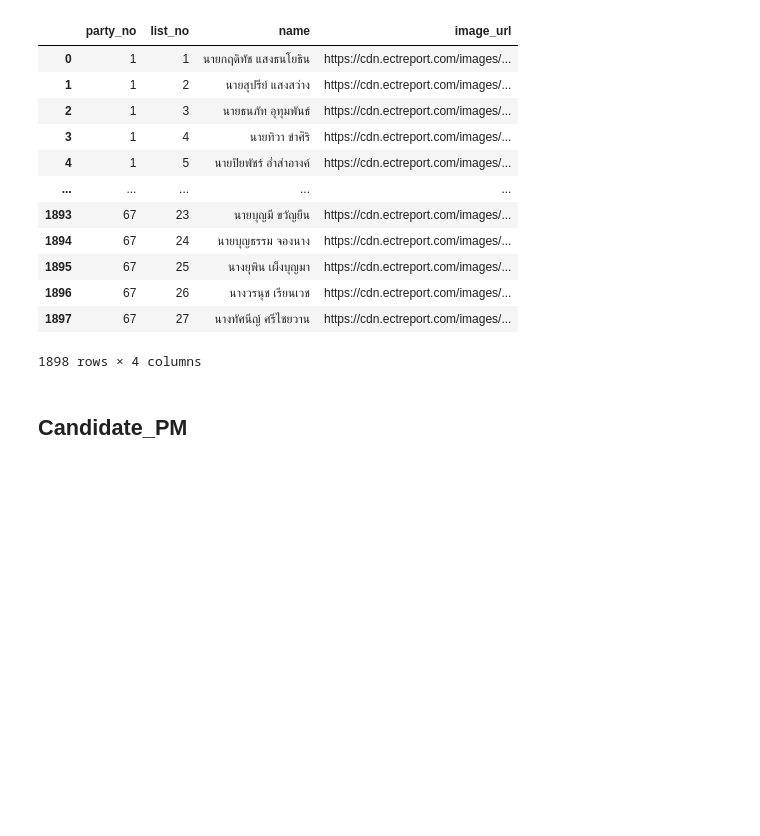
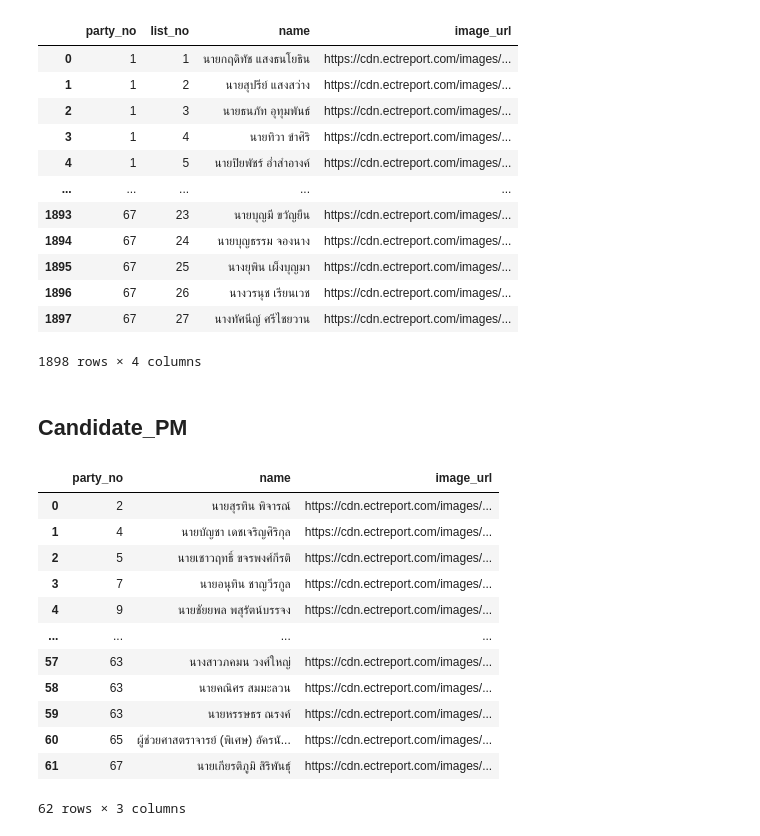
Before and after one commit to Tonry12/python_dataviz2023, a Jupyter notebook: midterm_basicpythonanddataviz2023.ipynb, the cells around one changed output. Cells and saved outputs as stored; diff of their text form; code cells hidden in the pictures; blank space fills up the shorter version.

```diff
--- a/midterm_basicpythonanddataviz2023.ipynb
+++ b/midterm_basicpythonanddataviz2023.ipynb
@@ -176,3 +178,20 @@ candi_partylist
 1898 rows × 4 columns
 # %% [markdown]
 ## Candidate_PM
+# %%
+candi_pm = pd.read_csv('/content/drive/MyDrive/DataViz2023Data/mid/ectreport66.xlsx - Candidate_PM.csv')
+candi_pm
+# %% [output]
+|  | party_no | name | image_url |
+| 0 | 2 | นายสุรทิน พิจารณ์ | https://cdn.ectreport.com/images/... |
+| 1 | 4 | นายบัญชา เดชเจริญศิริกุล | https://cdn.ectreport.com/images/... |
+| 2 | 5 | นายเชาวฤทธิ์ ขจรพงศ์กีรติ | https://cdn.ectreport.com/images/... |
+| 3 | 7 | นายอนุทิน ชาญวีรกูล | https://cdn.ectreport.com/images/... |
+| 4 | 9 | นายชัยยพล พสุรัตน์บรรจง | https://cdn.ectreport.com/images/... |
+| ... | ... | ... | ... |
+| 57 | 63 | นางสาวภคมน วงศ์ใหญ่ | https://cdn.ectreport.com/images/... |
+| 58 | 63 | นายคณิศร สมมะลวน | https://cdn.ectreport.com/images/... |
+| 59 | 63 | นายหรรษธร ณรงค์ | https://cdn.ectreport.com/images/... |
+| 60 | 65 | ผู้ช่วยศาสตราจารย์ (พิเศษ) อัครนั... | https://cdn.ectreport.com/images/... |
+| 61 | 67 | นายเกียรติภูมิ สิริพันธุ์ | https://cdn.ectreport.com/images/... |
+62 rows × 3 columns
```
Also changed, not shown: parts of 11 cells of this notebook.
